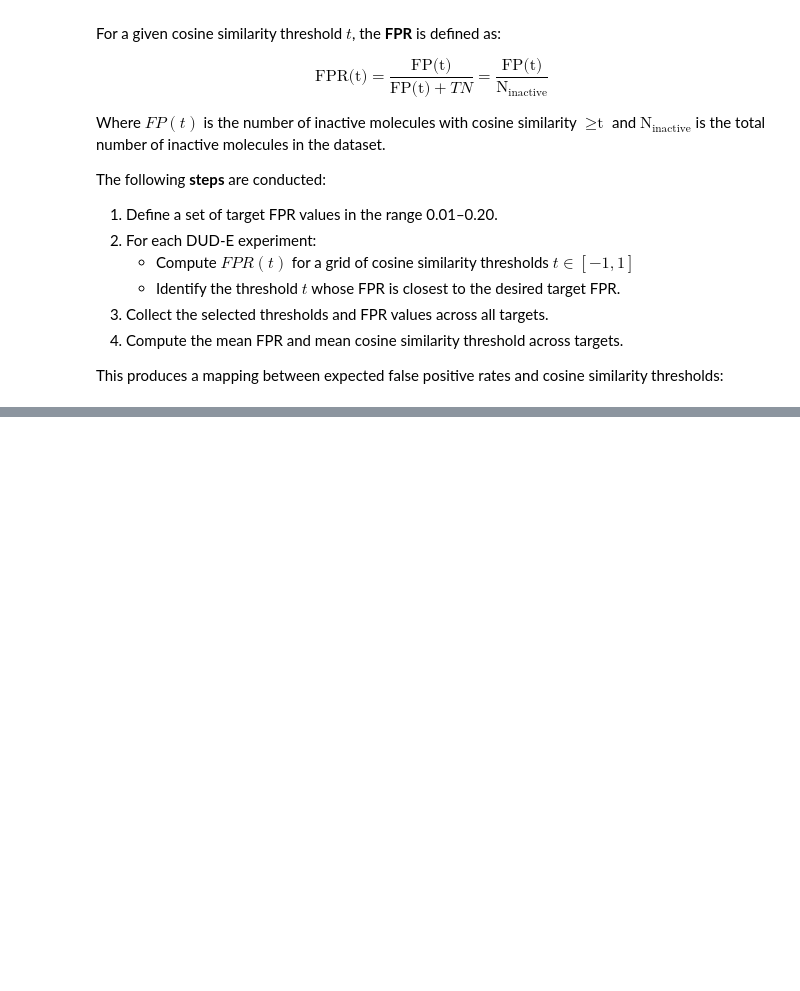
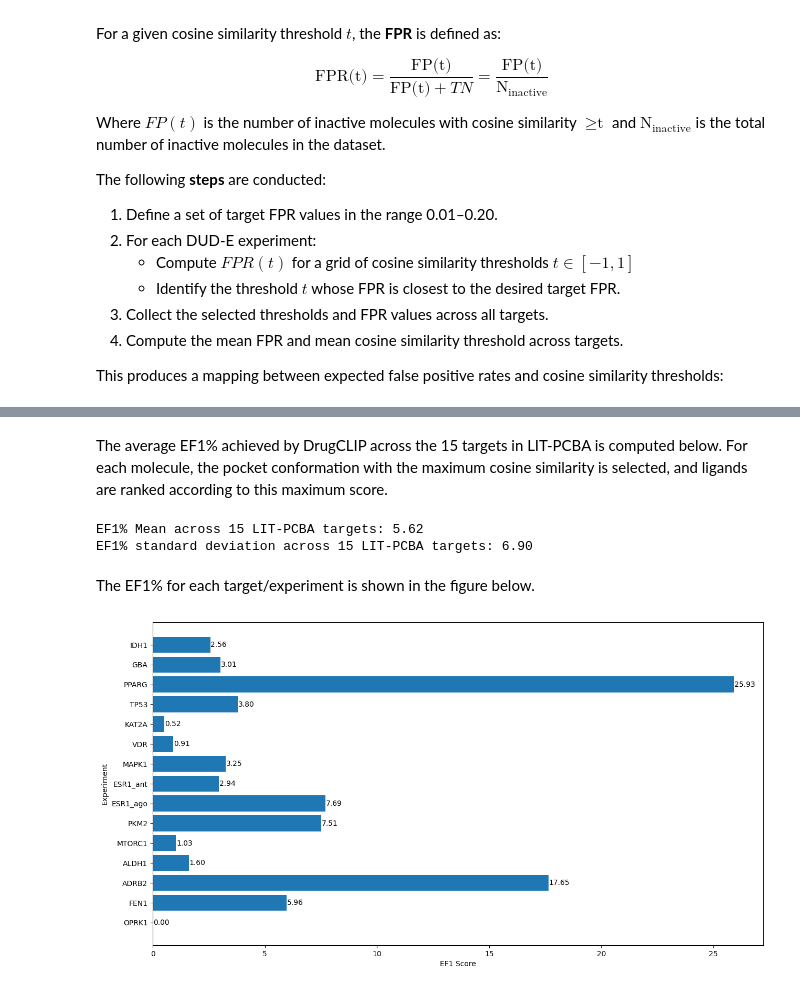
Before and after one commit to m-baralt/TCruzi_pipeline, a Jupyter notebook: threshold_experiments/affinity_threshold.ipynb, the cells around one changed output, grey strips where cells are left out. Drawn from its saved outputs; the diff is of its cells as text; code cells hidden in the pictures; blank space fills up the shorter version.

```diff
--- a/threshold_experiments/affinity_threshold.ipynb
+++ b/threshold_experiments/affinity_threshold.ipynb
@@ -121,6 +121,6 @@ for i in range(0, len(rand_affinity_experiments), files_per_fig):
 # %%
-def fpr(threshold, data):
-    fp = ((data["cosine"] >= threshold) & (data["label"] == 0)).sum()
+def fpr(threshold, data, col_name = "cosine"):
+    fp = ((data[col_name] >= threshold) & (data["label"] == 0)).sum()
     inactive_molecules = (data["label"]==0).sum()
     return fp/inactive_molecules
 
@@ -133,7 +133,7 @@ for x in np.round(np.linspace(0.01, 0.10, num=10), 2):
         data = pd.read_csv(path_file, sep=",", header=None)
         data.columns = ["name", "cosine", "score", "label"]
         threshold_options = np.linspace(-1, 1, num=100)
-        fpr_values = [fpr(t, data) for t in threshold_options]
+        fpr_values = [fpr(t, data, "cosine") for t in threshold_options]
         closest_index = min(range(len(fpr_values)), key=lambda i: abs(fpr_values[i] - x))
         closest_value = fpr_values[closest_index]
         fpr_selected.append(closest_value)
@@ -141,7 +141,7 @@ for x in np.round(np.linspace(0.01, 0.10, num=10), 2):
 
     fpr_mean = np.round(np.array(fpr_selected).mean(), 2)
     if fpr_mean not in threshold_by_fpr:
-        threshold_by_fpr[fpr_mean] = np.array(threshold_selected).mean()
+        threshold_by_fpr[fpr_mean] = [np.array(threshold_selected).mean(), np.array(threshold_selected).std()]
 # %% [markdown]
 To facilitate the interpretation of DrugCLIP cosine similarity, we estimate score thresholds corresponding to specific false positive rate (FPR) levels across DUD-E targets.
 
@@ -205,0 +264,43 @@ The resulting table provides a practical guideline for choosing DrugCLIP cosine
+# %%
+import os
+import pandas as pd
+import numpy as np
+affinity_experiments = []
+for file in os.listdir("/home/mabarr/TCruzi_pipeline/threshold_experiments/normalizing_litpcba"):
+    if file.endswith(".txt"):
+        affinity_experiments.append(file)
+# %% [markdown]
+The average EF1% achieved by DrugCLIP across the 15 targets in LIT-PCBA is computed below. For each molecule, the pocket conformation with the maximum cosine similarity is selected, and ligands are ranked according to this maximum score.
+# %%
+ef1_litpcba = []
+for file in affinity_experiments:
+    path_file = os.path.join("/home/mabarr/TCruzi_pipeline/threshold_experiments/normalizing_litpcba", file)
+    data = pd.read_csv(path_file, sep=",")
+    cosine_cols = data.filter(regex="cosine")
+    data["cosine_max"] = cosine_cols.max(axis=1)
+    data["cosine_max_col"] = cosine_cols.idxmax(axis=1)
+    data["best_pocket"] = data["cosine_max_col"].str.extract(r'(\d+)').astype(int)
+    data_sorted = data.sort_values(by="cosine_max", ascending=False)
+    ef1_litpcba.append(ef1(data_sorted))
+
+print(f"EF1% Mean across {len(affinity_experiments)} LIT-PCBA targets: {np.array(ef1_litpcba).mean():.2f}")
+print(f"EF1% standard deviation across {len(affinity_experiments)} LIT-PCBA targets: {np.array(ef1_litpcba).std():.2f}")
+# %% [output]
+EF1% Mean across 15 LIT-PCBA targets: 5.62
+EF1% standard deviation across 15 LIT-PCBA targets: 6.90
+# %% [markdown]
+The EF1% for each target/experiment is shown in the figure below.
+# %%
+import matplotlib.pyplot as plt
+plt.figure(figsize=(15,8))
+bars = plt.barh([exp.replace(".txt", "") for exp in affinity_experiments], ef1_litpcba)
+plt.ylabel('Experiment')
+plt.xlabel('EF1 Score')
+
+for bar in bars:
+    width = bar.get_width()
+    plt.text(width+0.015, bar.get_y() + bar.get_height()/2, f'{width:.2f}', va='center')
+
+plt.show()
+# %% [output]
+[figure, added]
```
Also changed, not shown: parts of 20 cells of this notebook, 2 other files.
